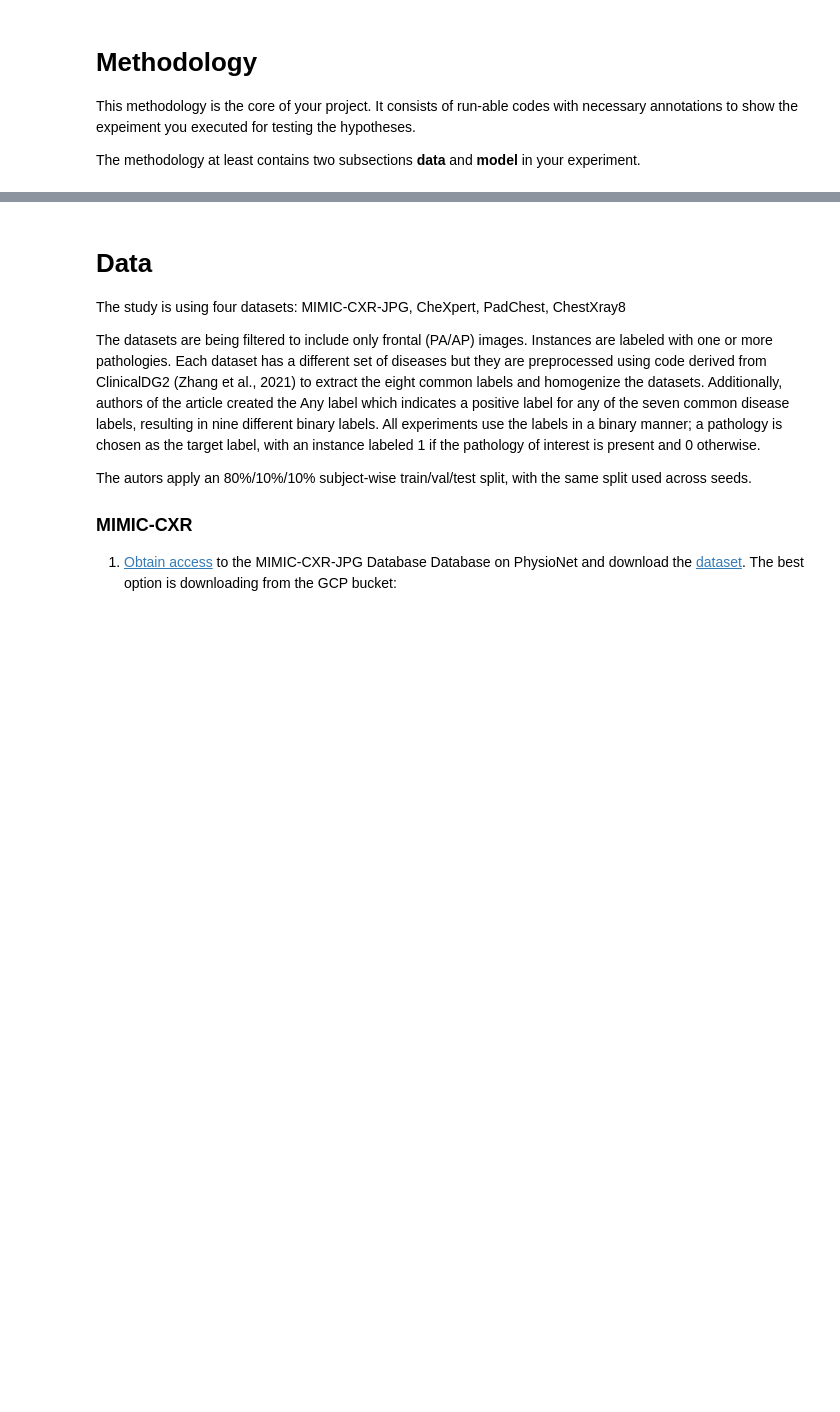
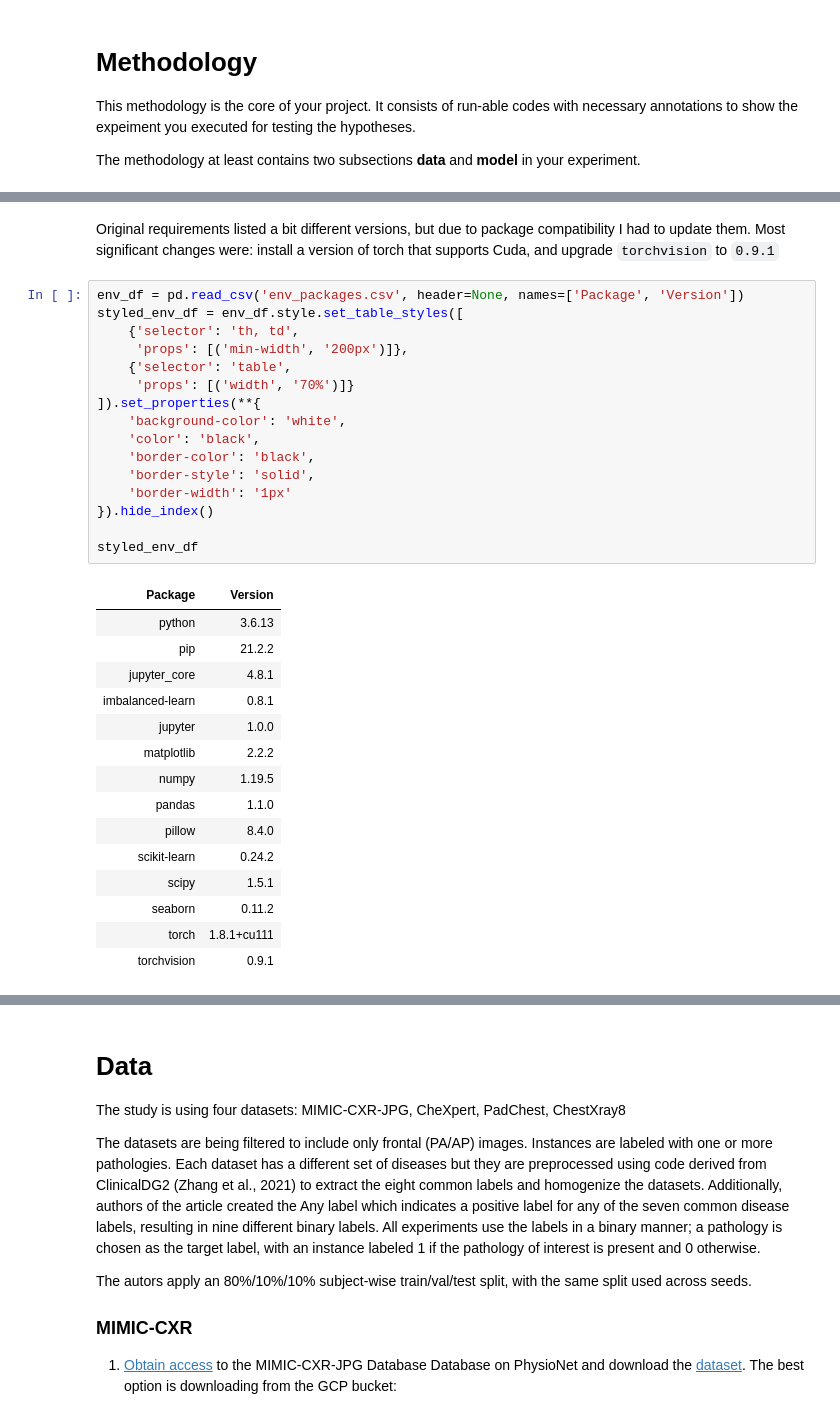
Before and after one commit to nstawski/dlh-final-project, a Jupyter notebook: Nina_Stawski_final_project_stats.ipynb, the cells around one changed output, grey strips where cells are left out. Cells and saved outputs as stored; diff of their text form; blank space fills up the shorter version.

```diff
--- a/Nina_Stawski_final_project_stats.ipynb
+++ b/Nina_Stawski_final_project_stats.ipynb
@@ -66 +76,35 @@ The methodology at least contains two subsections **data** and **model** in your
+# %% [markdown]
+Original requirements listed a bit different versions, but due to package compatibility I had to update them. Most significant changes were: install a version of torch that supports Cuda, and upgrade `torchvision` to `0.9.1`
+# %%
+env_df = pd.read_csv('env_packages.csv', header=None, names=['Package', 'Version'])
+styled_env_df = env_df.style.set_table_styles([
+    {'selector': 'th, td',
+     'props': [('min-width', '200px')]},
+    {'selector': 'table',
+     'props': [('width', '70%')]}
+]).set_properties(**{
+    'background-color': 'white',
+    'color': 'black',
+    'border-color': 'black',
+    'border-style': 'solid',
+    'border-width': '1px'
+}).hide_index()
+
+styled_env_df
+# %% [output]
+| Package | Version |
+| python | 3.6.13 |
+| pip | 21.2.2 |
+| jupyter_core | 4.8.1 |
+| imbalanced-learn | 0.8.1 |
+| jupyter | 1.0.0 |
+| matplotlib | 2.2.2 |
+| numpy | 1.19.5 |
+| pandas | 1.1.0 |
+| pillow | 8.4.0 |
+| scikit-learn | 0.24.2 |
+| scipy | 1.5.1 |
+| seaborn | 0.11.2 |
+| torch | 1.8.1+cu111 |
+| torchvision | 0.9.1 |
 # %%
```
Also changed, not shown: parts of 22 cells of this notebook, 3 other files.
